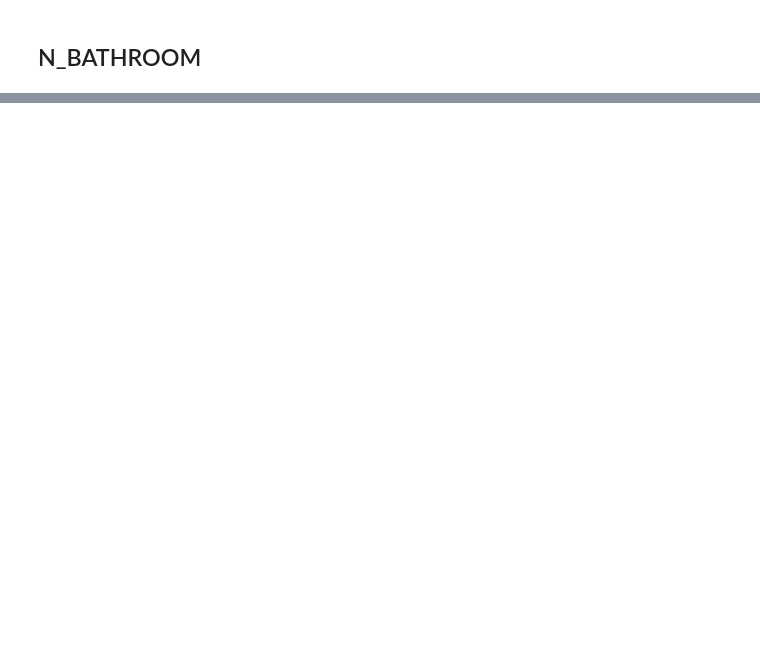
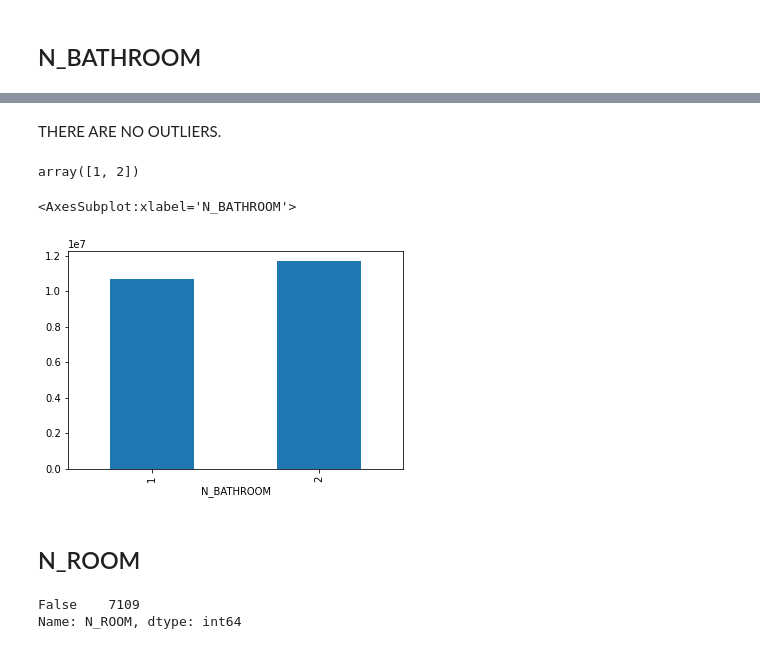
Before and after one commit to Harish-aditya/House-price-prediction, a Jupyter notebook: House price prediction.ipynb, the cells around one changed output, grey strips where cells are left out. Saved outputs shown, nothing was run; the diff lists cells and outputs as text; code cells hidden in the pictures; blank space fills up the shorter version.

```diff
--- a/House price prediction.ipynb
+++ b/House price prediction.ipynb
@@ -386,0 +400,2 @@ Ther are not outliers in the given dataset
+# %%
+df['N_BATHROOM']=df['N_BATHROOM'].fillna(df.groupby('QS_BATHROOM')['N_BATHROOM'].transform('median'))
@@ -386,0 +426,18 @@ Ther are not outliers in the given dataset
+# %% [markdown]
+THERE ARE NO OUTLIERS.
+# %%
+df['N_BATHROOM'].unique()
+# %% [output]
+array([1, 2])
+# %%
+df.groupby('N_BATHROOM')['SALES_PRICE'].mean().sort_values(ascending=True).plot.bar()
+# %% [output]
+<AxesSubplot:xlabel='N_BATHROOM'>
+[figure, added]
+# %% [markdown]
+## N_ROOM
+# %%
+df['N_ROOM'].isnull().value_counts()
+# %% [output]
+False    7109
+Name: N_ROOM, dtype: int64
```
Also changed, not shown: parts of 10 cells of this notebook.
